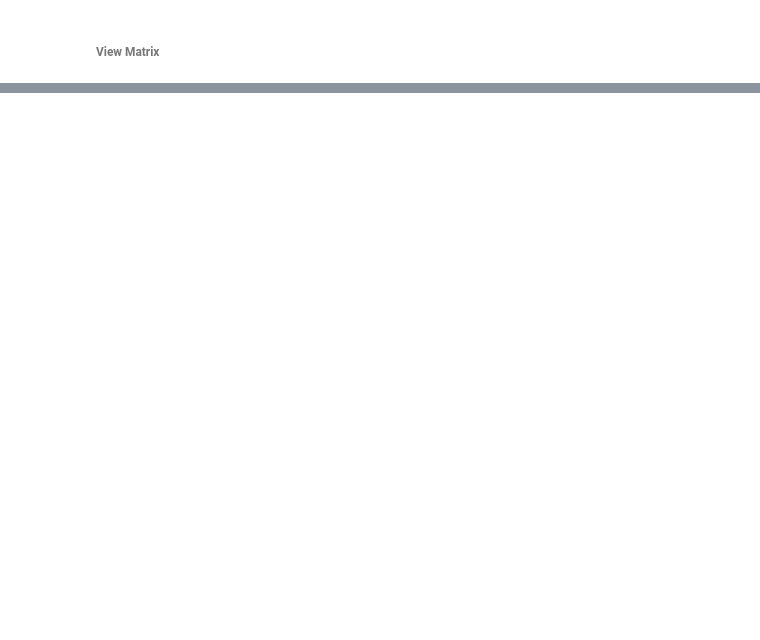
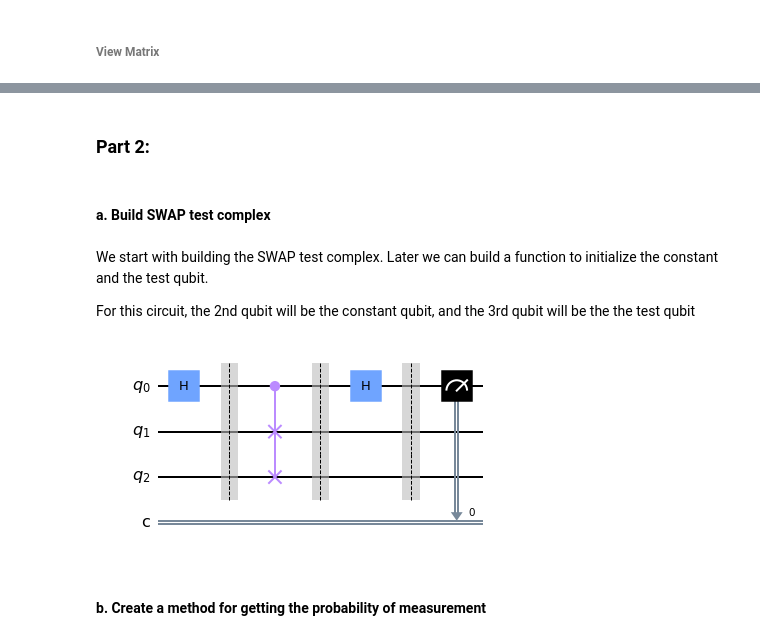
Before and after one commit to The-QuTrit/TheQuTritPublic, a Jupyter notebook: Assessment Task.ipynb, the cells around one changed output, grey strips where cells are left out. Drawn from its saved outputs; the diff is of its cells as text; code cells hidden in the pictures; blank space fills up the shorter version.

```diff
--- a/Assessment Task.ipynb
+++ b/Assessment Task.ipynb
@@ -122,0 +471,51 @@ array([0.5+0.j, 0.5+0.j, 0.5+0.j, 0.5+0.j])
+# %% [markdown]
+### Part 2:
+# %% [markdown]
+#### a. Build SWAP test complex
+# %% [markdown]
+We start with building the SWAP test complex. Later we can build a function to initialize the constant and the test qubit.
+
+For this circuit, the 2nd qubit will be the constant qubit, and the 3rd qubit will be the the test qubit
+# %%
+def SWAP_circ(visual = True):
+
+    """
+    Build SWAP test complex
+
+    Parameters:
+    -----------
+
+    visual: bool (True)
+        Draw circuit option
+
+    Returns:
+    --------
+    circ: QuantumCircuit
+        SWAP complex circuit with measurement gate
+
+    """
+
+    # Initialize
+    circ = QuantumCircuit(3, 1)
+
+    # SWAP Test
+    circ.h(0)
+    circ.barrier()
+    circ.cswap(0, 1, 2)
+    circ.barrier()
+    circ.h(0)
+    circ.barrier()
+
+    # Measurement
+    circ.measure(0, 0)
+
+    if visual:
+        circ.draw('mpl')
+
+    return circ
+# %%
+c = SWAP_circ()
+# %% [output]
+[figure, added]
+# %% [markdown]
+#### b. Create a method for getting the probability of measurement
```
Also changed, not shown: parts of 83 cells of this notebook.
